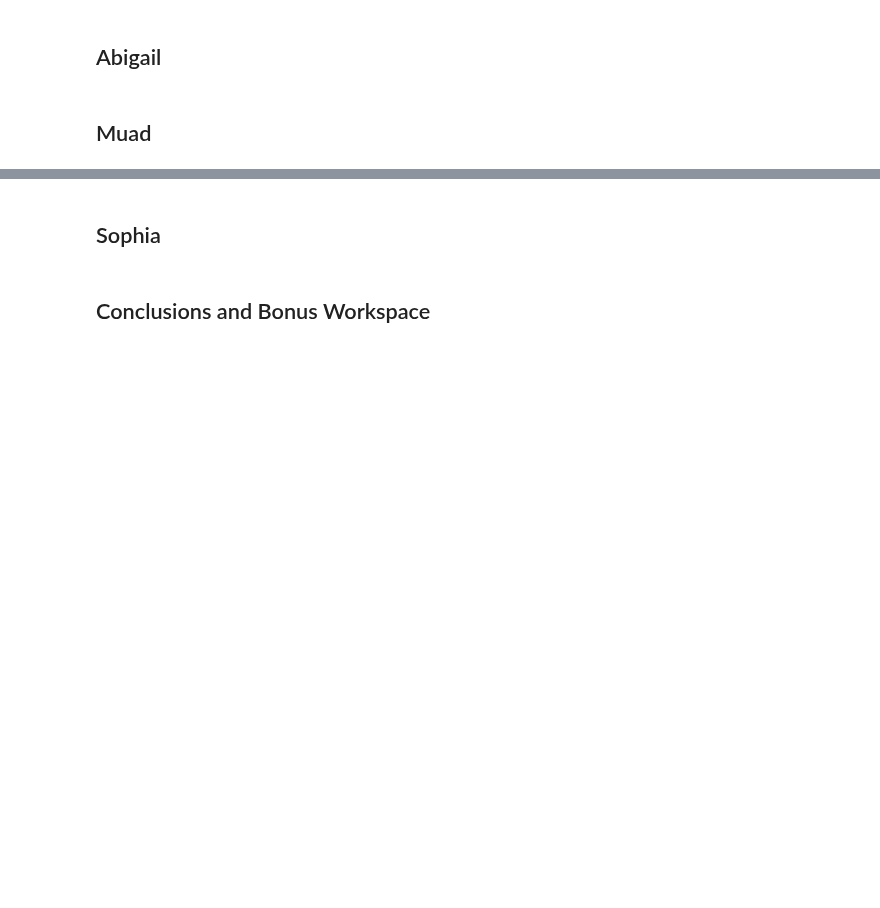
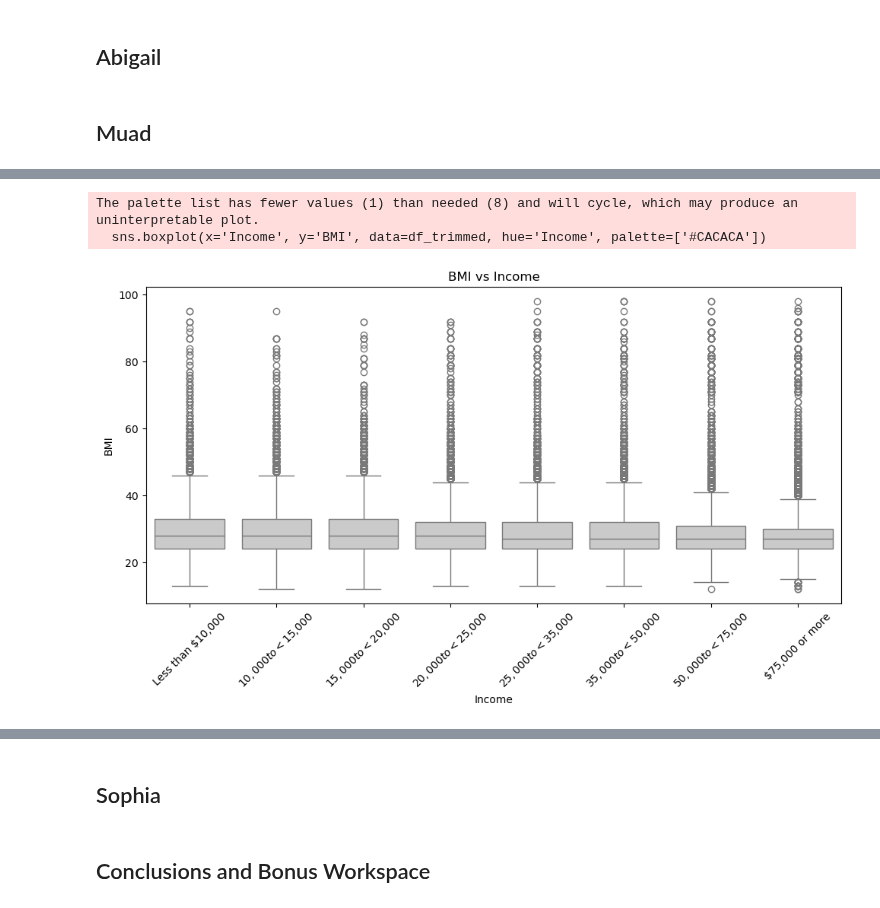
Before and after one commit to williamlevine/project-one, a Jupyter notebook: main_notebook.ipynb, the cells around one changed output, grey strips where cells are left out. Drawn from its saved outputs; the diff is of its cells as text; code cells hidden in the pictures; blank space fills up the shorter version.

```diff
--- a/main_notebook.ipynb
+++ b/main_notebook.ipynb
@@ -159,0 +75,17 @@ plt.show()
+# %%
+# Trim the dataframe so it is only our variables of interest
+df_trimmed = data[["Diabetes_012", "Income", "Education", "Age", "HvyAlcoholConsump", "Fruits", "Veggies", "CholCheck", "HighChol", "PhysActivity", "BMI"]].copy()
+# %%
+# Map the education codes to their corresponding labels and set the order
+education_labels = {
+    1: 'Never attended/KG',
+    2: 'Grade 1-8',
+    3: 'Grade 9-11',
+    4: '12-GED',
+    5: 'College 1-3',
+    6: 'College Graduate'
+}
+
+education_order = ['Never attended/KG', 'Grade 1-8', 'Grade 9-11', '12-GED', 'College 1-3', 'College Graduate']
+
+df_trimmed['Education'] = pd.Categorical(df_trimmed['Education'].map(education_labels), categories=education_order, ordered=True)
@@ -159,0 +139,31 @@ plt.show()
+# %%
+# Map the income codes to their corresponding labels and set the order
+income_labels = {
+    1: 'Less than $10,000',
+    2: '$10,000 to <$15,000',
+    3: '$15,000 to <$20,000',
+    4: '$20,000 to <$25,000',
+    5: '$25,000 to <$35,000',
+    6: '$35,000 to <$50,000',
+    7: '$50,000 to <$75,000',
+    8: '$75,000 or more'
+}
+
+income_order = ['Less than $10,000', '$10,000 to <$15,000', '$15,000 to <$20,000', '$20,000 to <$25,000', '$25,000 to <$35,000', '$35,000 to <$50,000', '$50,000 to <$75,000', '$75,000 or more']
+
+df_trimmed['Income'] = pd.Categorical(df_trimmed['Income'].map(income_labels), categories=income_order, ordered=True)
+# %%
+plt.figure(figsize=(10, 6))
+sns.boxplot(x='Income', y='BMI', data=df_trimmed, hue='Income', palette=['#CACACA'])
+plt.title('BMI vs Income')
+plt.xlabel('Income')
+plt.ylabel('BMI')
+plt.xticks(rotation=45)
+plt.legend([], [], frameon=False)  # Hide the legend
+plt.tight_layout()  # Adjust layout to ensure everything fits
+plt.savefig('BMI_vs_Income.png')  # Save as PNG file
+plt.show()
+# %% [output]
+The palette list has fewer values (1) than needed (8) and will cycle, which may produce an uninterpretable plot.
+  sns.boxplot(x='Income', y='BMI', data=df_trimmed, hue='Income', palette=['#CACACA'])
+[figure, added]
```
Also changed, not shown: parts of 7 cells of this notebook, 4 other files.
